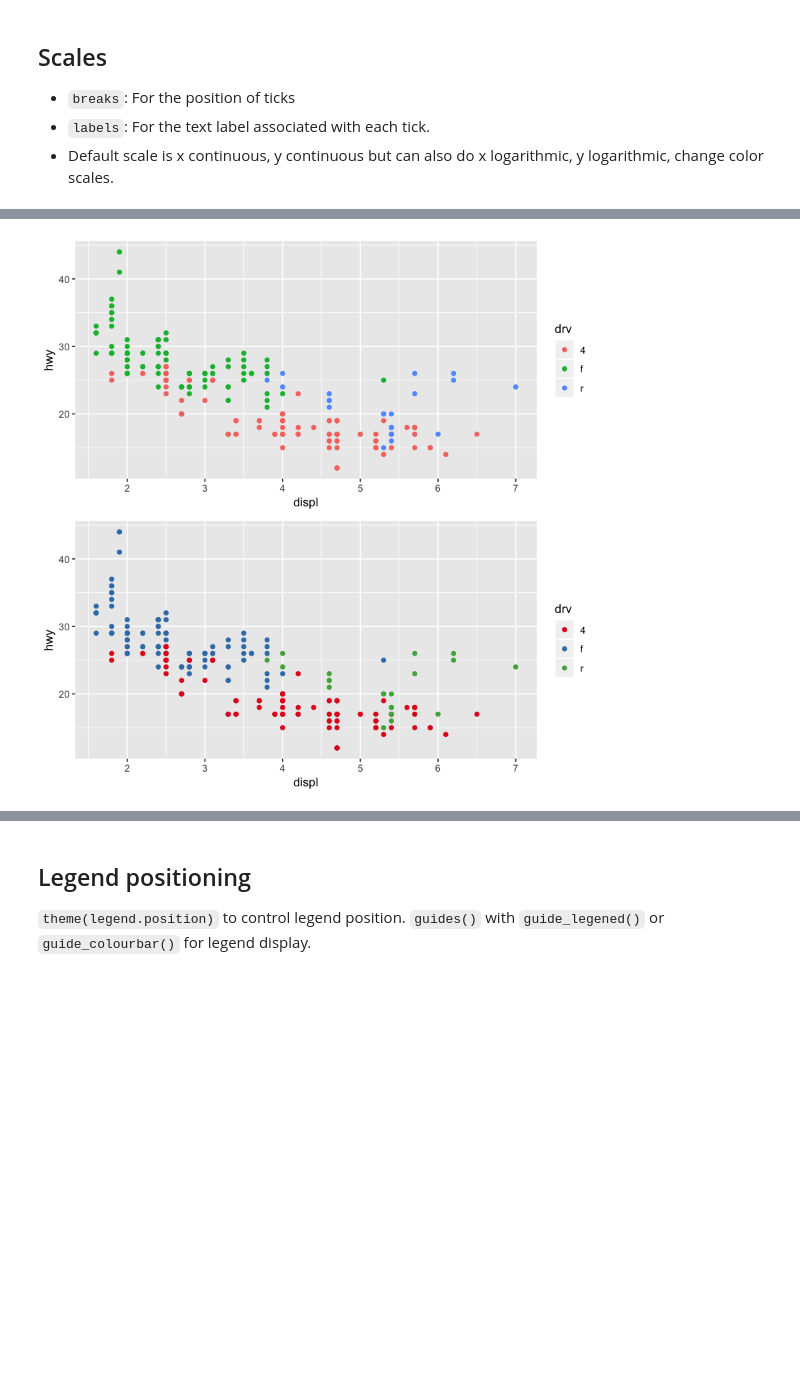
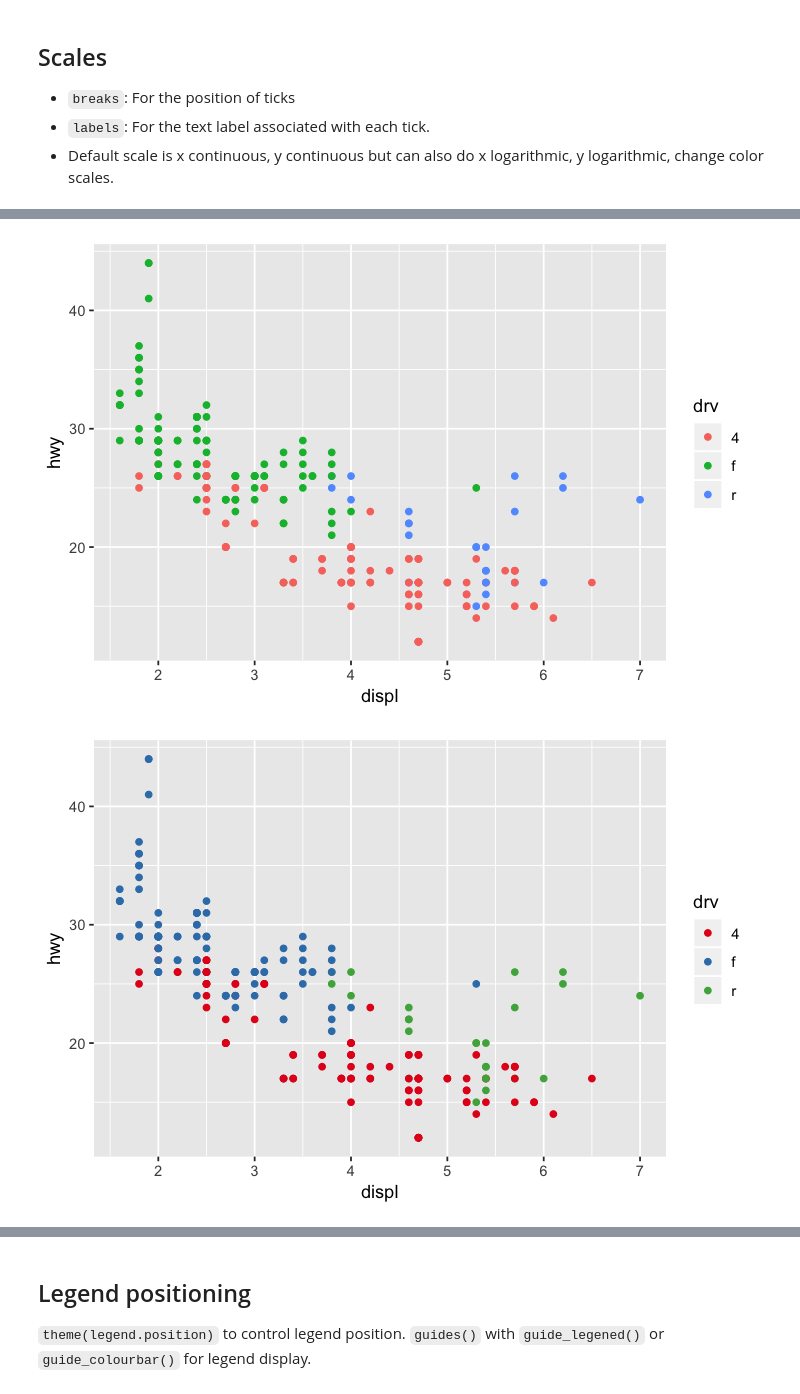
Before and after one commit to compbiocore/tidyverse-workshop, a Jupyter notebook: notebooks/workshop.ipynb, the cells around one changed output, grey strips where cells are left out. Drawn from its saved outputs; the diff is of its cells as text; code cells hidden in the pictures; blank space fills up the shorter version.

```diff
--- a/notebooks/workshop.ipynb
+++ b/notebooks/workshop.ipynb
@@ -943,11 +1107,10 @@ grid.arrange(p1,p2,p3,nrow=2)
 # %%
-p1 <- ggplot(mpg, aes(displ, hwy)) +
+ggplot(mpg, aes(displ, hwy)) +
   geom_point(aes(color = drv))
 
-p2 <- ggplot(mpg, aes(displ, hwy)) +
+ggplot(mpg, aes(displ, hwy)) +
   geom_point(aes(color = drv)) +
   scale_colour_brewer(palette = "Set1")
-
-grid.arrange(p1,p2)
 # %% [output]
-[figure, old version]
+[figure, new version]
+[figure, added]
```
Also changed, not shown: parts of 110 cells of this notebook.
